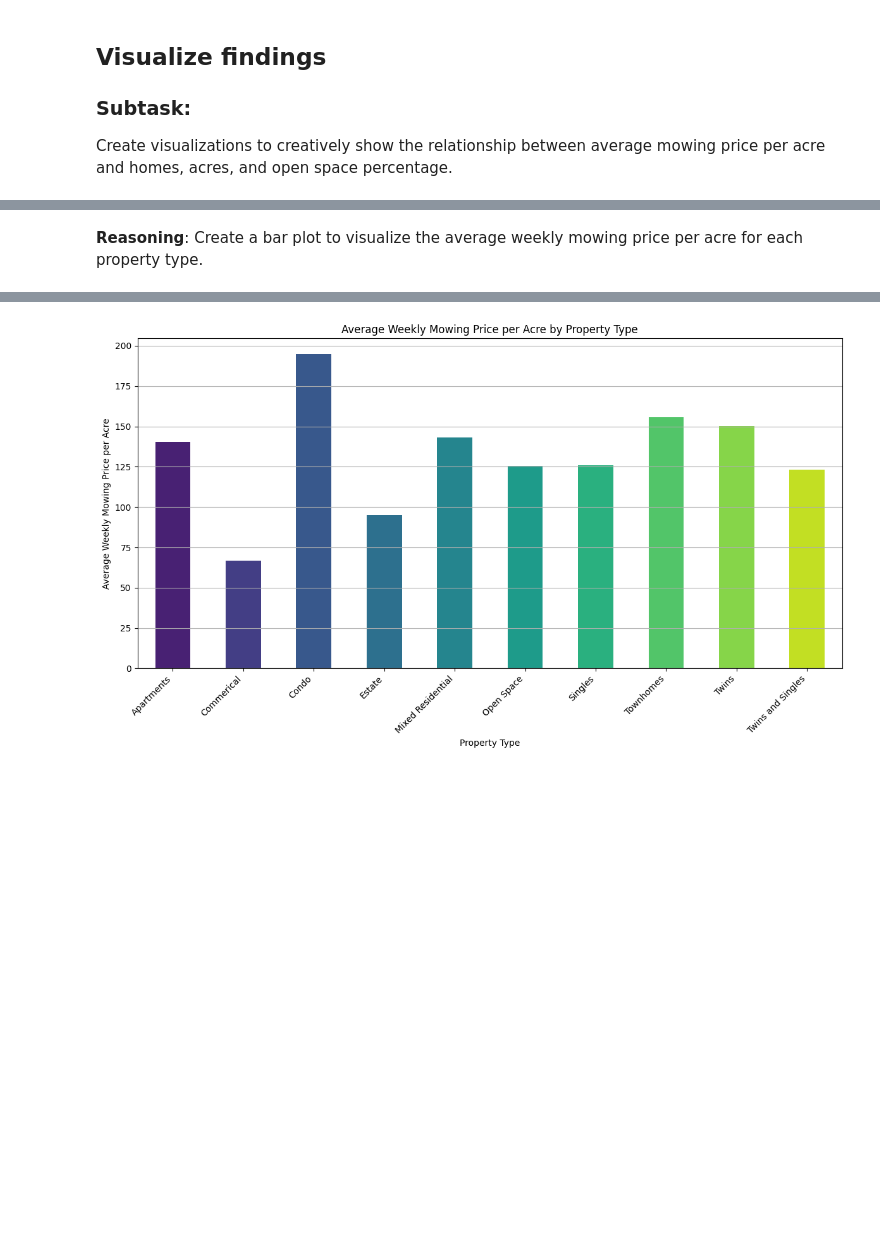
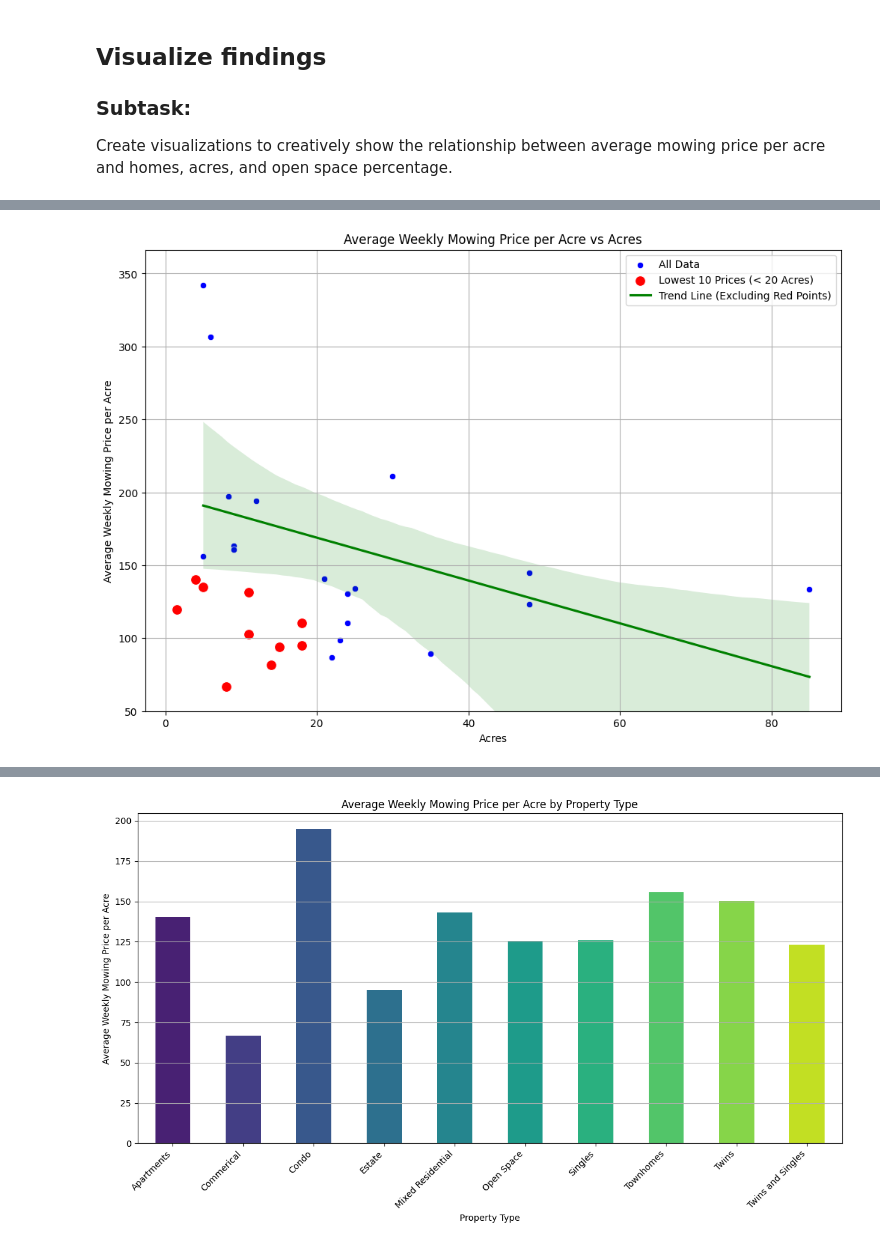
Before and after one commit to robbyweeds/ShearonProject, a Jupyter notebook: Shearon_Project.ipynb, the cells around one changed output, grey strips where cells are left out. Saved outputs shown, nothing was run; the diff lists cells and outputs as text; code cells hidden in the pictures; blank space fills up the shorter version.

```diff
--- a/Shearon_Project.ipynb
+++ b/Shearon_Project.ipynb
@@ -272,5 +226,37 @@ plt.show()
 [figure]
 [figure]
-# %% [markdown]
-**Reasoning**:
-Create a bar plot to visualize the average weekly mowing price per acre for each property type.
+# %%
+
+import matplotlib.pyplot as plt
+# Filter the DataFrame for acres below 20
+df_below_20_acres = df[df['Acres'] < 20].copy()
+
+# Sort by 'Avg Weekly Mowing Price per Acre' and get the top 10 lowest
+df_lowest_10_prices = df_below_20_acres.sort_values(by='Avg Weekly Mowing Price per Acre').head(10)
+
+# Create the plot
+plt.figure(figsize=(12, 8))
+
+# Plot all data points in blue
+sns.scatterplot(data=df, x='Acres', y='Avg Weekly Mowing Price per Acre', color='blue', label='All Data')
+
+# Plot the 10 lowest prices below 20 acres in red
+sns.scatterplot(data=df_lowest_10_prices, x='Acres', y='Avg Weekly Mowing Price per Acre', color='red', s=100, label='Lowest 10 Prices (< 20 Acres)')
+
+# Filter data to exclude the red points for the trend line
+df_for_trend = df[~df.index.isin(df_lowest_10_prices.index)].copy()
+
+# Create the trend line with shading, excluding the red points
+sns.regplot(data=df_for_trend, x='Acres', y='Avg Weekly Mowing Price per Acre', scatter=False, color='green', label='Trend Line (Excluding Red Points)')
+
+# Set the y-axis limits
+plt.ylim(bottom=50)
+
+plt.title('Average Weekly Mowing Price per Acre vs Acres')
+plt.xlabel('Acres')
+plt.ylabel('Average Weekly Mowing Price per Acre')
+plt.grid(True)
+plt.legend()
+plt.show()
+# %% [output]
+[figure, added]
```
Also changed, not shown: parts of 16 cells of this notebook.
